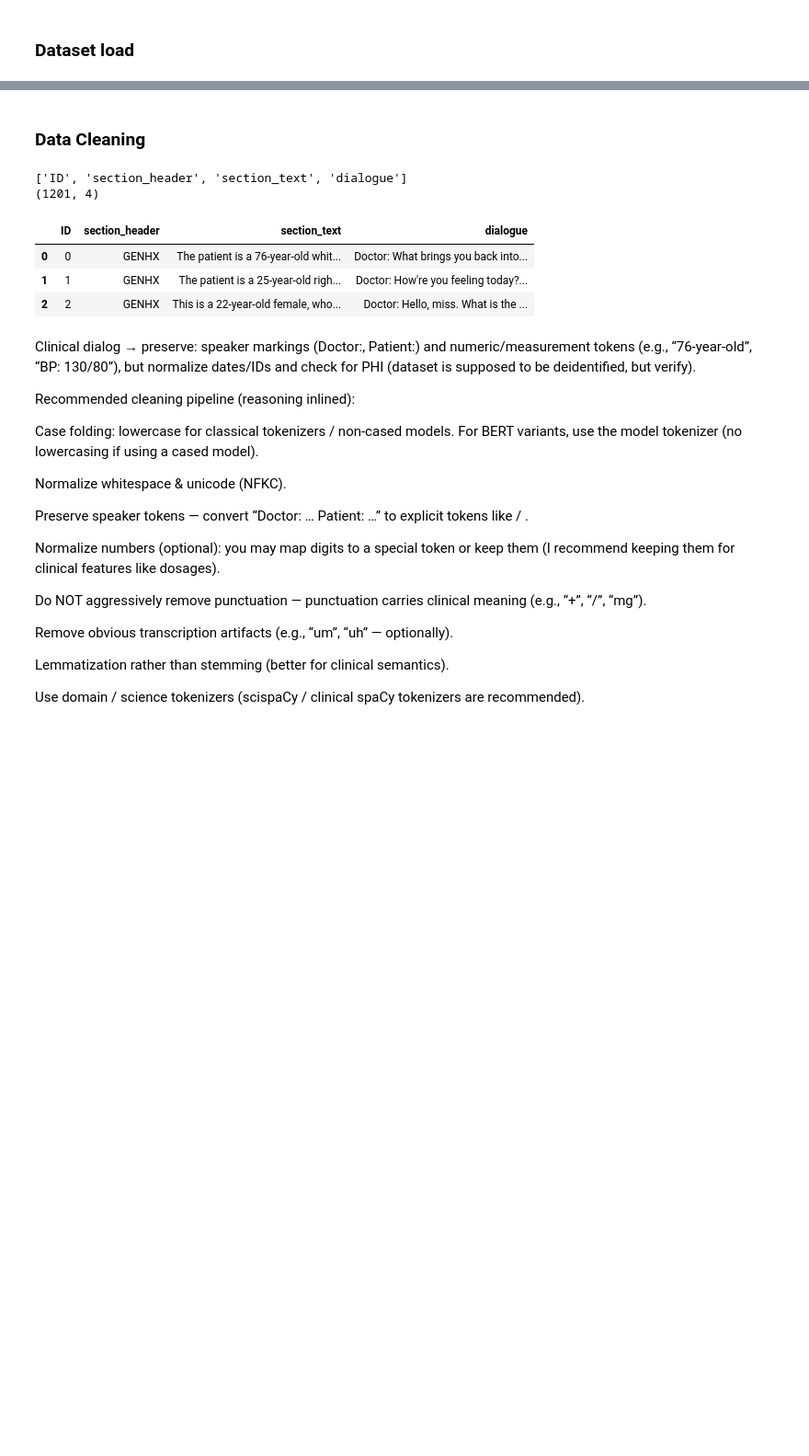
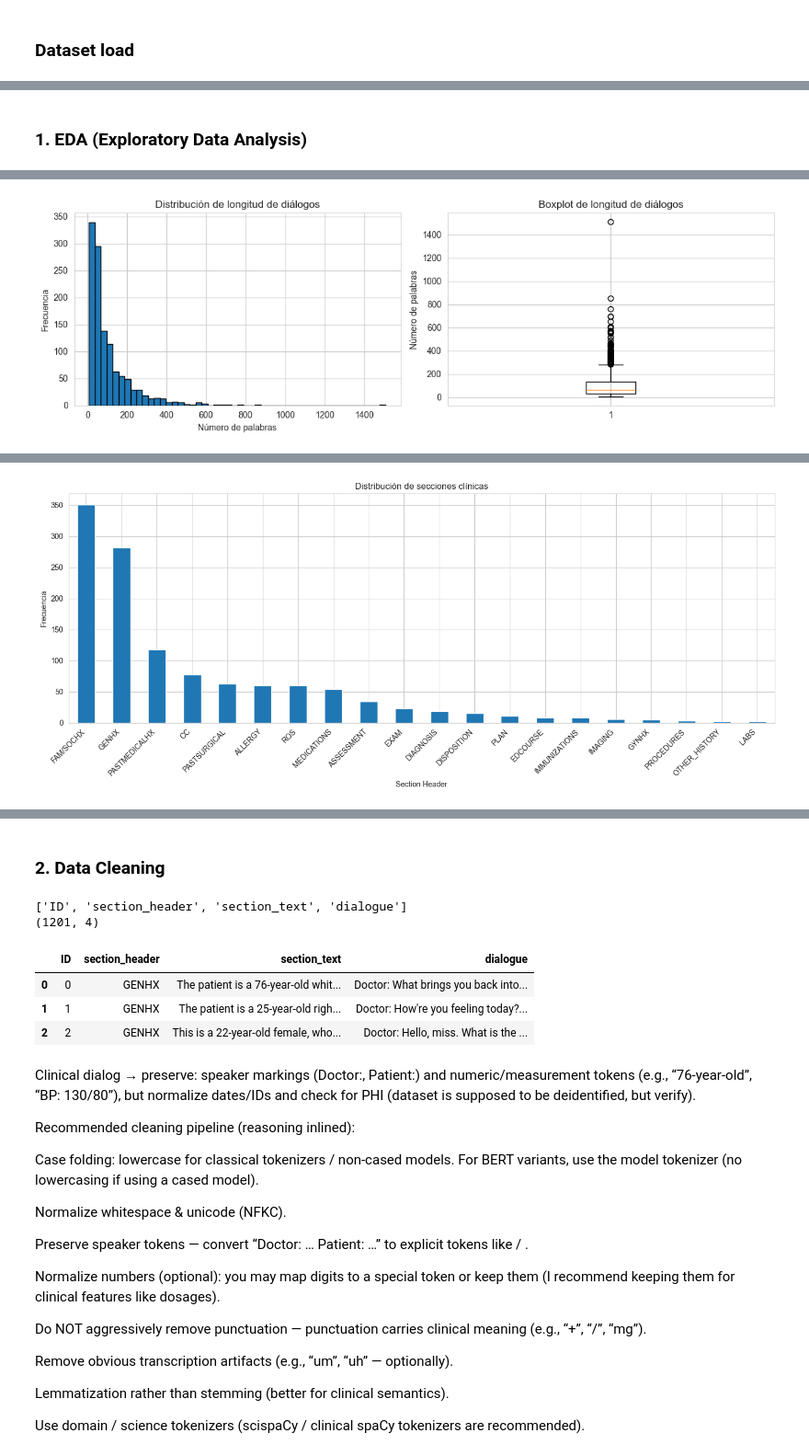
Before and after one commit to josuviteri/Clinic-Note-NLP, a Jupyter notebook: second_delivery.ipynb, the cells around one changed output, grey strips where cells are left out. Shown at 92% size. Cells and saved outputs as stored; diff of their text form; code cells hidden in the pictures; blank space fills up the shorter version.

```diff
--- a/second_delivery.ipynb
+++ b/second_delivery.ipynb
@@ -17,3 +22,73 @@ You can now load the package via spacy.load('en_core_web_sm')
 import pandas as pd
 # %%
 df = pd.read_csv("dataset/MTS-Dialog-TrainingSet.csv")
+# %% [markdown]
+### 1. EDA (Exploratory Data Analysis)
+# %%
+import matplotlib.pyplot as plt
+import seaborn as sns
+from collections import Counter
+import numpy as np
+
+sns.set_style('whitegrid')
+
+print("="*80)
+print("ANÁLISIS EXPLORATORIO DE DATOS")
+print("="*80)
+
+# Información básica
+print("\n1. INFORMACIÓN BÁSICA DEL DATASET")
+print("-"*80)
+print(f"Número de muestras: {len(df)}")
+print(f"Columnas: {df.columns.tolist()}")
+print(f"\nValores nulos por columna:")
+print(df.isnull().sum())
+
+# Distribución de longitudes
+print("\n2. ESTADÍSTICAS DE LONGITUD DE DIÁLOGOS")
+print("-"*80)
+df['dialogue_length'] = df['dialogue'].fillna('').apply(lambda x: len(str(x).split()))
+print(df['dialogue_length'].describe())
+
+plt.figure(figsize=(12, 4))
+plt.subplot(1, 2, 1)
+plt.hist(df['dialogue_length'], bins=50, edgecolor='black')
+plt.xlabel('Número de palabras')
+plt.ylabel('Frecuencia')
+plt.title('Distribución de longitud de diálogos')
+
+plt.subplot(1, 2, 2)
+plt.boxplot(df['dialogue_length'])
+plt.ylabel('Número de palabras')
+plt.title('Boxplot de longitud de diálogos')
+plt.tight_layout()
+plt.show()
+
+# Distribución de section_header
+print("\n3. DISTRIBUCIÓN DE SECTION_HEADER")
+print("-"*80)
+section_dist = df['section_header'].value_counts()
+print(section_dist)
+
+plt.figure(figsize=(14, 6))
+section_dist.plot(kind='bar')
+plt.xlabel('Section Header')
+plt.ylabel('Frecuencia')
+plt.title('Distribución de secciones clínicas')
+plt.xticks(rotation=45, ha='right')
+plt.tight_layout()
+plt.show()
+
+# Análisis de vocabulario
+print("\n4. ANÁLISIS DE VOCABULARIO")
+print("-"*80)
+all_words = ' '.join(df['dialogue'].fillna('')).lower().split()
+vocab_size = len(set(all_words))
+total_words = len(all_words)
+print(f"Vocabulario único: {vocab_size:,} palabras")
+print(f"Total de palabras: {total_words:,}")
+print(f"\nPalabras más frecuentes (Top 20):")
+word_freq = Counter(all_words)
+for word, count in word_freq.most_common(20):
+    print(f"  {word:20s}: {count:5d}")
+# %% [output]
@@ -19,0 +112 @@ df = pd.read_csv("dataset/MTS-Dialog-TrainingSet.csv")
+[figure, added]
@@ -19,0 +130 @@ df = pd.read_csv("dataset/MTS-Dialog-TrainingSet.csv")
+[figure, added]
@@ -20,5 +148,5 @@ df = pd.read_csv("dataset/MTS-Dialog-TrainingSet.csv")
 # %% [markdown]
-### Data Cleaning
+### 2. Data Cleaning
 # %%
 print(df.columns.tolist())
 print(df.shape)
```
Also changed, not shown: parts of 8 cells of this notebook, 2 other files.
